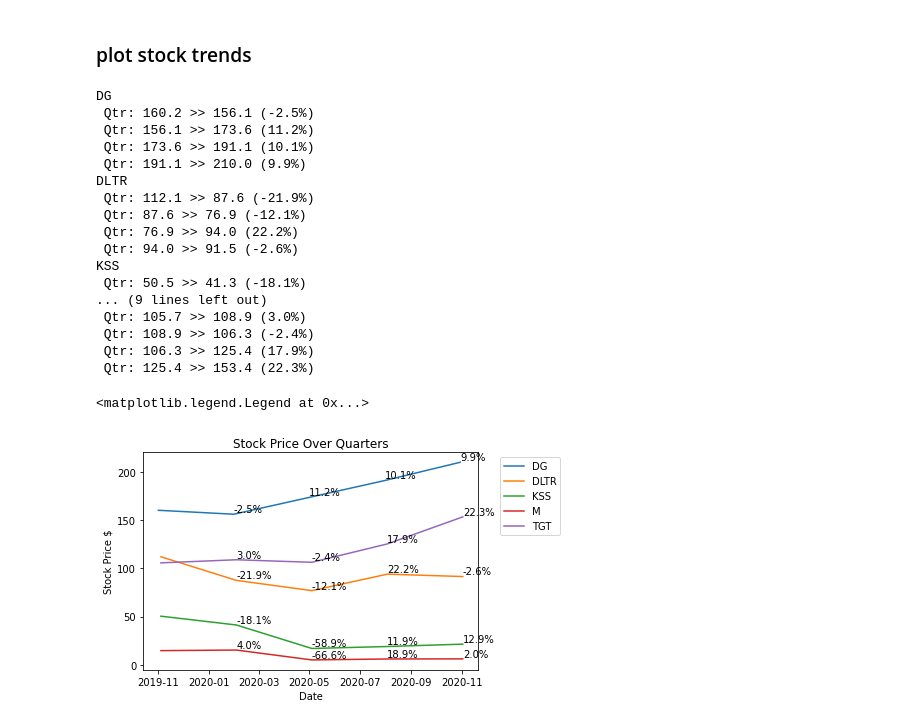
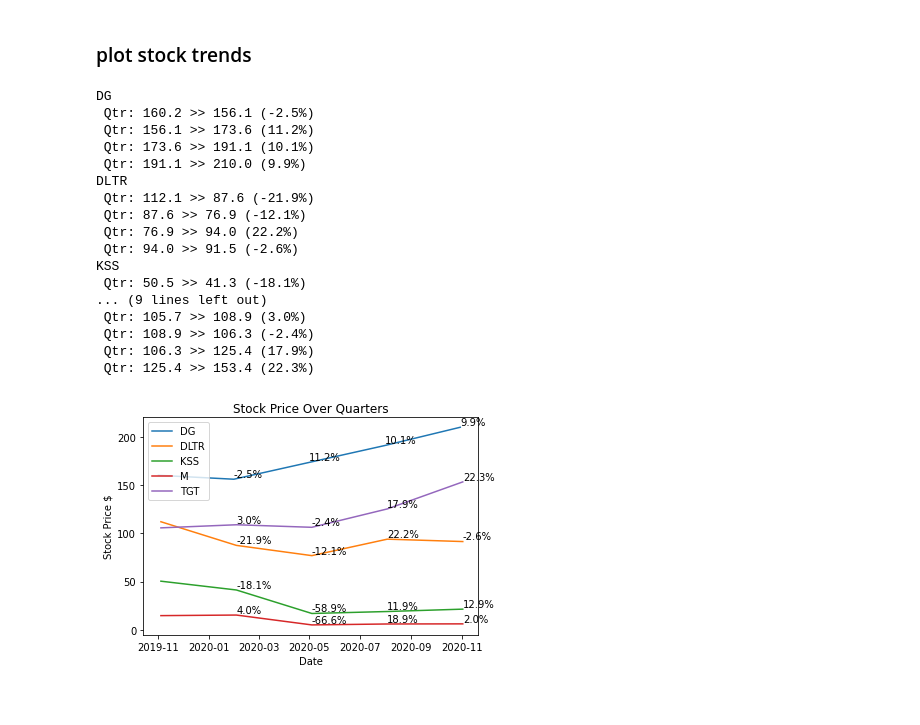
Before and after one commit to SDImperiale/ImperialeSource, a Jupyter notebook: IndustryComps.ipynb, the cells around one changed output. Drawn from its saved outputs; the diff is of its cells as text; code cells hidden in the pictures.

Commit message:
spit out graphs

```diff
--- a/IndustryComps.ipynb
+++ b/IndustryComps.ipynb
@@ -182,33 +182,33 @@ def plot_graph(ticker,name):
             prev_y = y
             continue
         change = str(round(((y / prev_y) - 1) * 100,1)) + '%'
         print (f" Qtr: {round(prev_y,1)} >> {round(y,1)} ({change})")
         plt.annotate(text =change,xy = (x,y),xytext = (x,(y + 2)))
         prev_y = y
 
 tickerNames = []
 for name,group in retailer_groups:
     plot_graph(group,name)
     tickerNames.append(name)
 
-plt.legend(tickerNames,bbox_to_anchor=(1.05, 1), loc='upper left')
+plt.legend(tickerNames)
+plt.savefig("Output/Qtr_Stock_Open.png")
 # %% [output]
 DG
  Qtr: 160.2 >> 156.1 (-2.5%)
  Qtr: 156.1 >> 173.6 (11.2%)
  Qtr: 173.6 >> 191.1 (10.1%)
  Qtr: 191.1 >> 210.0 (9.9%)
 DLTR
  Qtr: 112.1 >> 87.6 (-21.9%)
  Qtr: 87.6 >> 76.9 (-12.1%)
  Qtr: 76.9 >> 94.0 (22.2%)
  Qtr: 94.0 >> 91.5 (-2.6%)
 KSS
  Qtr: 50.5 >> 41.3 (-18.1%)
 ... (9 lines left out)
  Qtr: 105.7 >> 108.9 (3.0%)
  Qtr: 108.9 >> 106.3 (-2.4%)
  Qtr: 106.3 >> 125.4 (17.9%)
  Qtr: 125.4 >> 153.4 (22.3%)
-<matplotlib.legend.Legend at 0x...>
-[figure, old version]
+[figure, new version]
```
Also changed, not shown: parts of 2 cells of this notebook, 8 other files.
